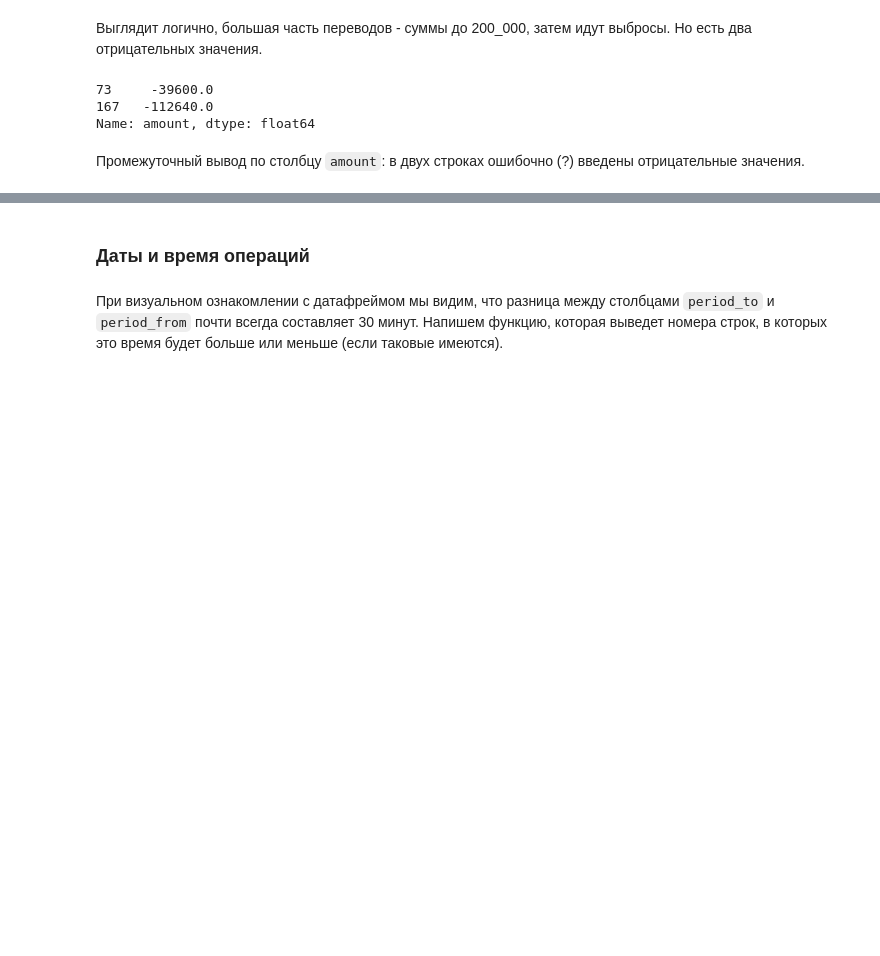
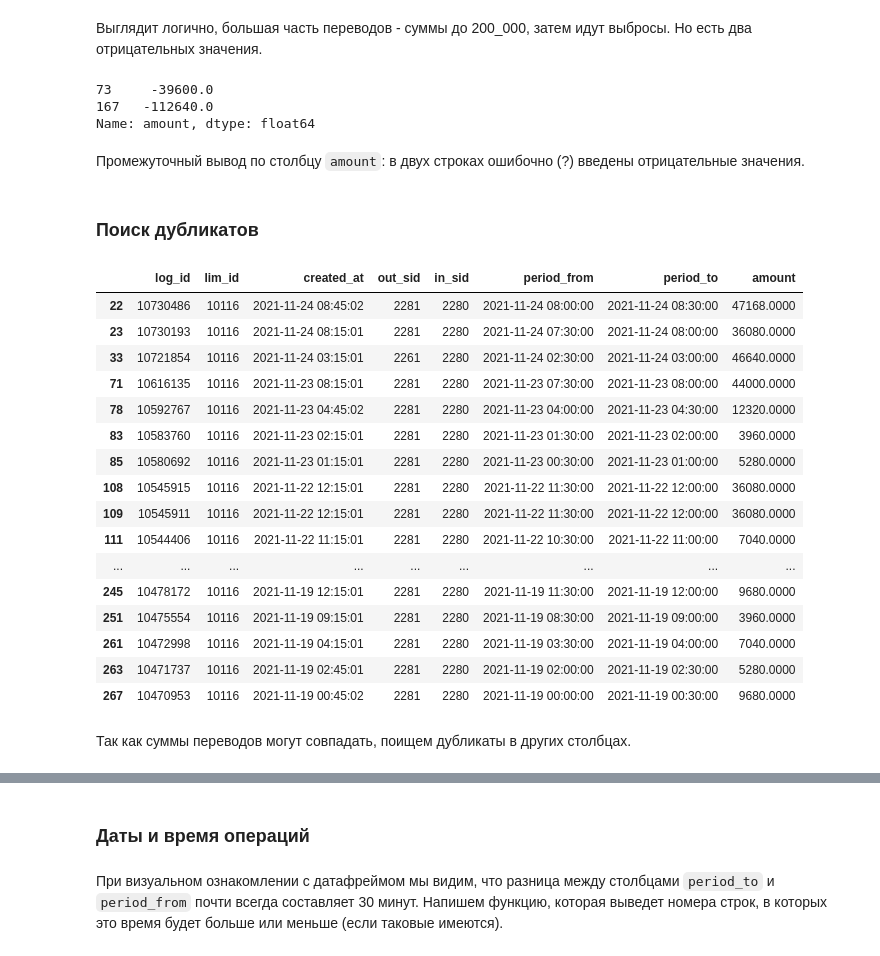
Before and after one commit to MagdaRever/tests, a Jupyter notebook: t_payment_center.ipynb, the cells around one changed output, grey strips where cells are left out. Drawn from its saved outputs; the diff is of its cells as text; code cells hidden in the pictures; blank space fills up the shorter version.

```diff
--- a/t_payment_center.ipynb
+++ b/t_payment_center.ipynb
@@ -166,3 +168,28 @@ df.loc[df['amount'] < 0, 'amount']
 Name: amount, dtype: float64
 # %% [markdown]
 Промежуточный вывод по столбцу `amount`: в двух строках ошибочно (?) введены отрицательные значения.
+# %% [markdown]
+### Поиск дубликатов
+# %%
+duplicate_rows_amount = df[df.duplicated(subset=['amount'], keep=False)]
+duplicate_rows_amount
+# %% [output]
+|  | log_id | lim_id | created_at | out_sid | in_sid | period_from | period_to | amount |
+| 22 | 10730486 | 10116 | 2021-11-24 08:45:02 | 2281 | 2280 | 2021-11-24 08:00:00 | 2021-11-24 08:30:00 | 47168.0000 |
+| 23 | 10730193 | 10116 | 2021-11-24 08:15:01 | 2281 | 2280 | 2021-11-24 07:30:00 | 2021-11-24 08:00:00 | 36080.0000 |
+| 33 | 10721854 | 10116 | 2021-11-24 03:15:01 | 2261 | 2280 | 2021-11-24 02:30:00 | 2021-11-24 03:00:00 | 46640.0000 |
+| 71 | 10616135 | 10116 | 2021-11-23 08:15:01 | 2281 | 2280 | 2021-11-23 07:30:00 | 2021-11-23 08:00:00 | 44000.0000 |
+| 78 | 10592767 | 10116 | 2021-11-23 04:45:02 | 2281 | 2280 | 2021-11-23 04:00:00 | 2021-11-23 04:30:00 | 12320.0000 |
+| 83 | 10583760 | 10116 | 2021-11-23 02:15:01 | 2281 | 2280 | 2021-11-23 01:30:00 | 2021-11-23 02:00:00 | 3960.0000 |
+| 85 | 10580692 | 10116 | 2021-11-23 01:15:01 | 2281 | 2280 | 2021-11-23 00:30:00 | 2021-11-23 01:00:00 | 5280.0000 |
+| 108 | 10545915 | 10116 | 2021-11-22 12:15:01 | 2281 | 2280 | 2021-11-22 11:30:00 | 2021-11-22 12:00:00 | 36080.0000 |
+| 109 | 10545911 | 10116 | 2021-11-22 12:15:01 | 2281 | 2280 | 2021-11-22 11:30:00 | 2021-11-22 12:00:00 | 36080.0000 |
+| 111 | 10544406 | 10116 | 2021-11-22 11:15:01 | 2281 | 2280 | 2021-11-22 10:30:00 | 2021-11-22 11:00:00 | 7040.0000 |
+| ... | ... | ... | ... | ... | ... | ... | ... | ... |
+| 245 | 10478172 | 10116 | 2021-11-19 12:15:01 | 2281 | 2280 | 2021-11-19 11:30:00 | 2021-11-19 12:00:00 | 9680.0000 |
+| 251 | 10475554 | 10116 | 2021-11-19 09:15:01 | 2281 | 2280 | 2021-11-19 08:30:00 | 2021-11-19 09:00:00 | 3960.0000 |
+| 261 | 10472998 | 10116 | 2021-11-19 04:15:01 | 2281 | 2280 | 2021-11-19 03:30:00 | 2021-11-19 04:00:00 | 7040.0000 |
+| 263 | 10471737 | 10116 | 2021-11-19 02:45:01 | 2281 | 2280 | 2021-11-19 02:00:00 | 2021-11-19 02:30:00 | 5280.0000 |
+| 267 | 10470953 | 10116 | 2021-11-19 00:45:02 | 2281 | 2280 | 2021-11-19 00:00:00 | 2021-11-19 00:30:00 | 9680.0000 |
+# %% [markdown]
+Так как суммы переводов могут совпадать, поищем дубликаты в других столбцах.
```
Also changed, not shown: parts of 18 cells of this notebook.
